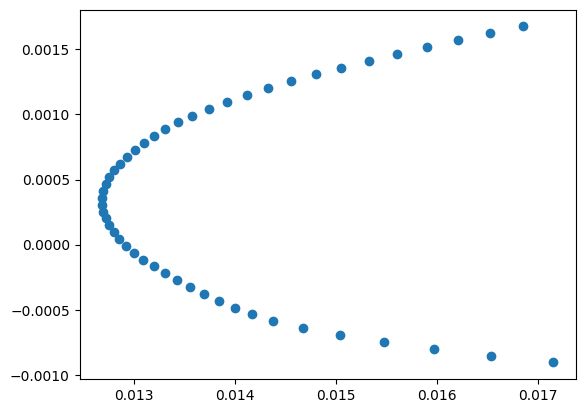
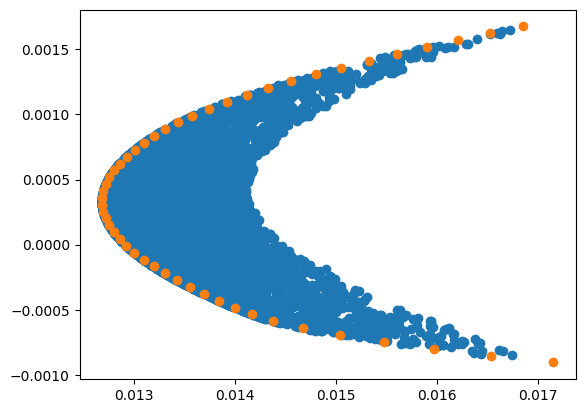
Unified diff of the notebook cell whose output changed from the first chart to the second:
--- before
+++ after
@@ -1,3 +1,4 @@
 volatilidad = [r[1] for r in lista_mejores_pesos_por_cada_retorno]
 retorno = [r[0] for r in lista_mejores_pesos_por_cada_retorno]
+plt.scatter(volatilidades, retornos)
 plt.scatter(volatilidad, retorno)

Commit: Proyecto 02 completo: frontera eficiente analitica superpuesta con Monte Carlo